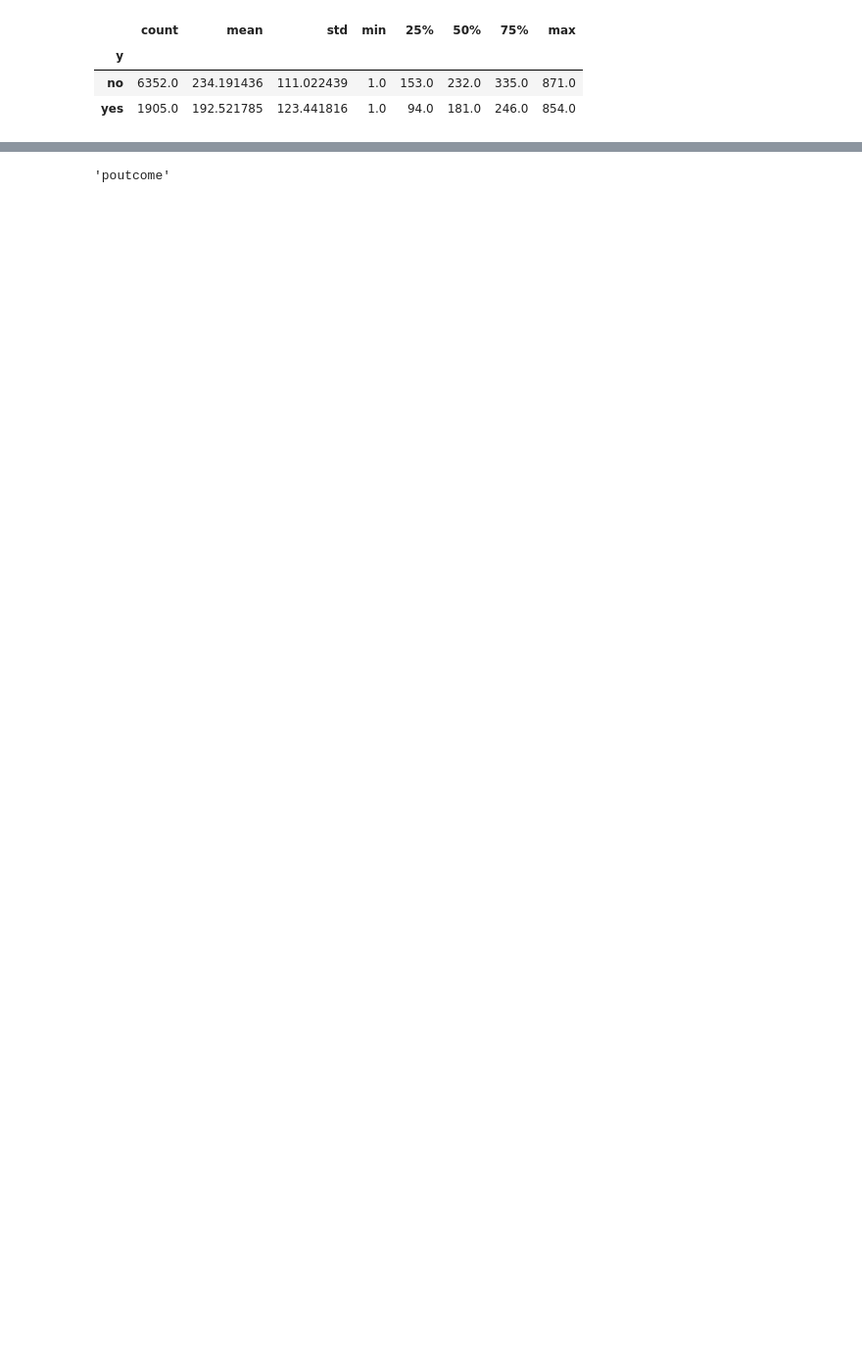
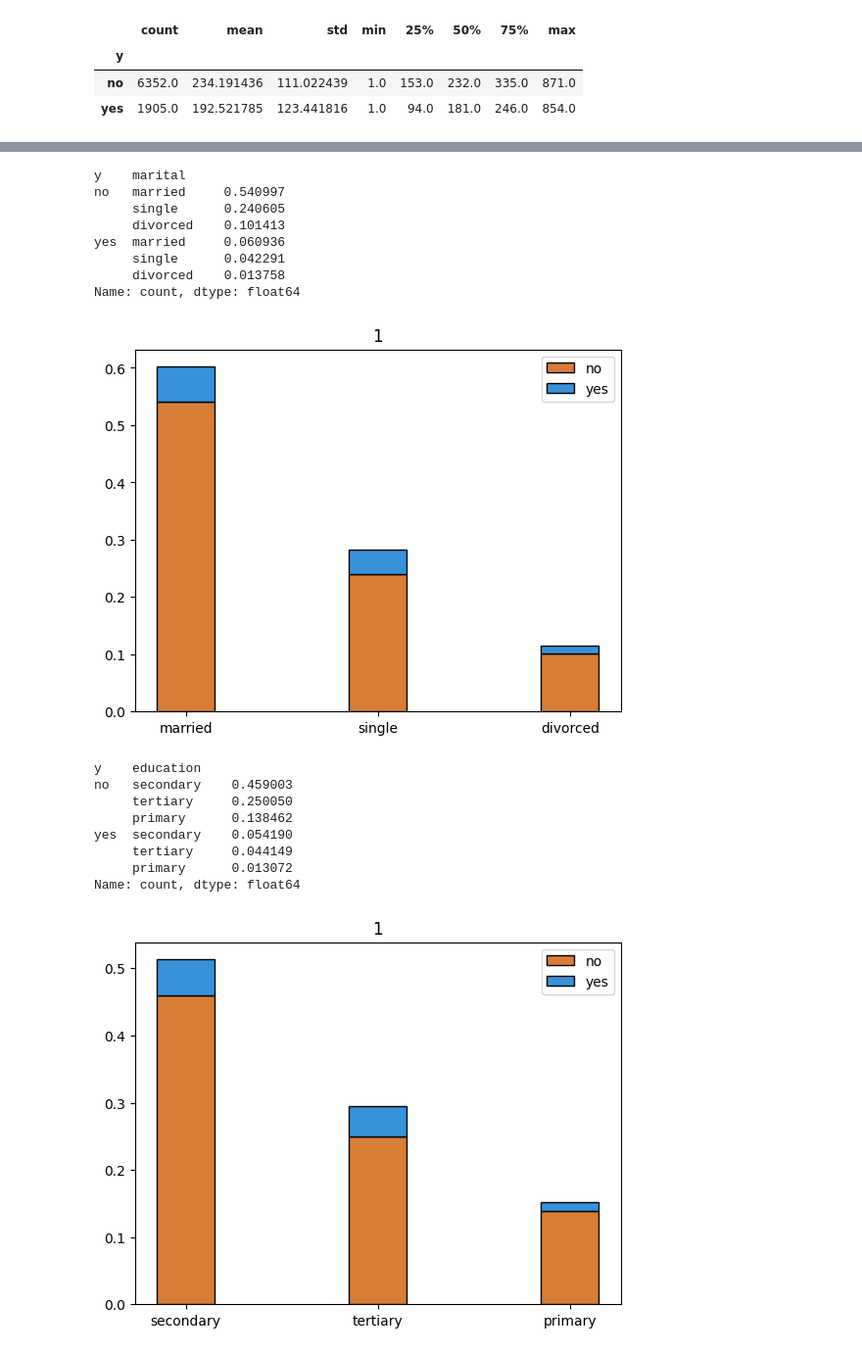
Before and after one commit to juliano-CN/analise-maketing-bancario, a Jupyter notebook: bank.ipynb, the cells around one changed output, grey strips where cells are left out. Shown at 98% size. Cells and saved outputs as stored; diff of their text form; code cells hidden in the pictures; blank space fills up the shorter version.

```diff
--- a/bank.ipynb
+++ b/bank.ipynb
@@ -211,6 +214,53 @@ Name: proportion, dtype: float64
-# %%
-freq.index
-freq.index.names[1]
-#x
-# %% [output]
-'poutcome'
+# %%
+categorical_variables = ['marital','education','poutcome']#
+
+for i in categorical_variables:
+    prop = []
+    freq = df.groupby('y')[i].value_counts()/len(df.index)#df.groupby('y')[i].value_counts(normalize=True).round(2)
+    for j in freq.index:
+        prop.append(freq[j])
+
+    labels = freq.index[0:int(len(prop)/2)]
+    new_labels = []
+    for z,name in enumerate(labels):
+        new_labels.append(name[1])
+
+    prop_no = prop[0:int(len(prop)/2)]
+    prop_yes = prop[int(len(prop)/2) :]
+
+    weight_counts = {'no':prop_no,'yes':prop_yes}
+    bottom = np.zeros(len(new_labels))
+
+    display(freq)
+    fig, ax = plt.subplots()
+    colors = ['#d87d37', '#3792d8']
+
+    width = 0.3
+    x = np.arange(len(labels))
+    for (i,(boolean, weight_count)) in enumerate(weight_counts.items()):
+        p = ax.bar(new_labels, weight_count, width, label=boolean, bottom=bottom,color = colors[i],edgecolor='black')
+        bottom += weight_count
+
+    plt.title(i)
+    plt.xticks(x, new_labels)
+    ax.legend(handles=[rects1, rects2])
+    plt.show()
+# %% [output]
+y    marital
+no   married     0.540997
+     single      0.240605
+     divorced    0.101413
+yes  married     0.060936
+     single      0.042291
+     divorced    0.013758
+Name: count, dtype: float64
+[figure, added]
+y    education
+no   secondary    0.459003
+     tertiary     0.250050
+     primary      0.138462
+yes  secondary    0.054190
+     tertiary     0.044149
+     primary      0.013072
+Name: count, dtype: float64
+[figure, added]
```
Also changed, not shown: parts of 10 cells of this notebook, 2 other files.
